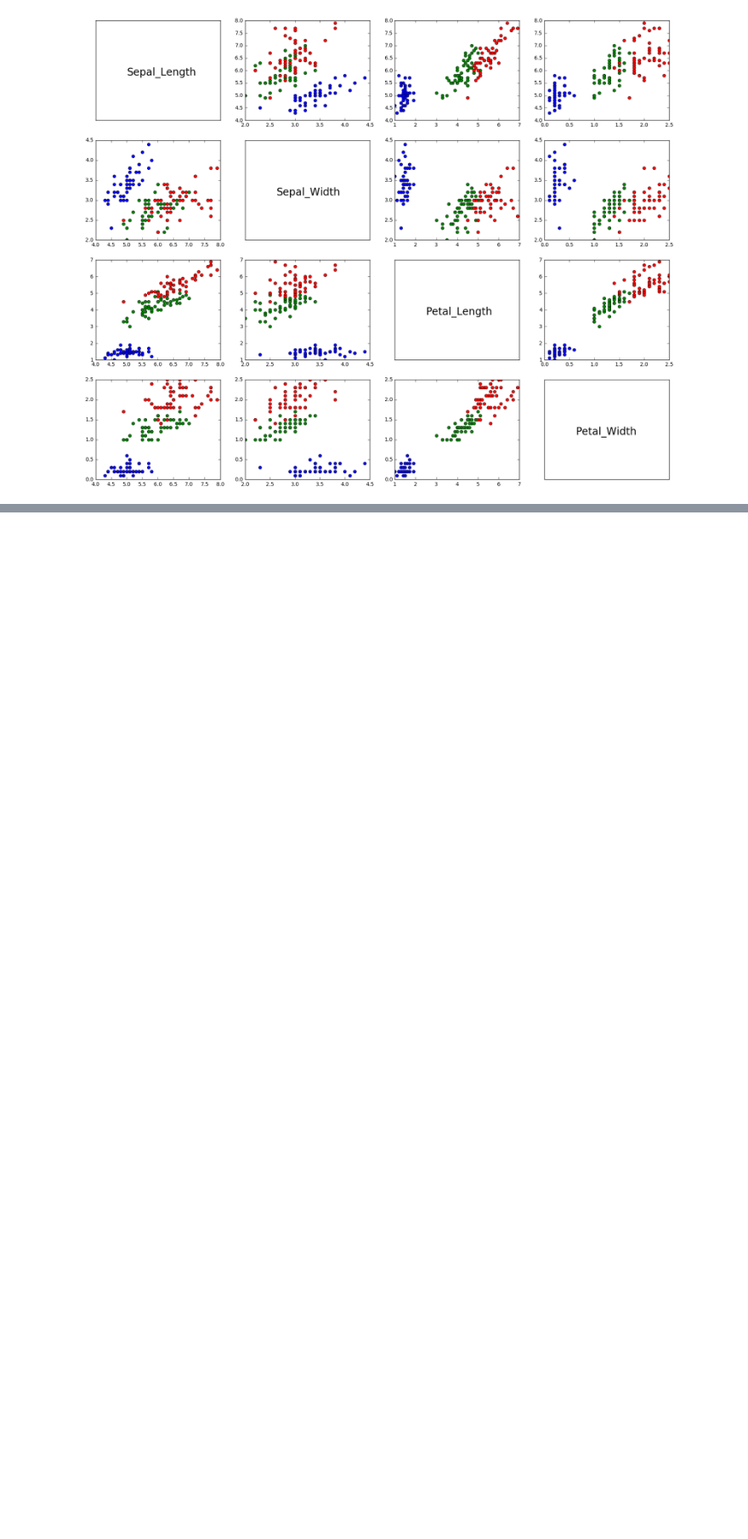
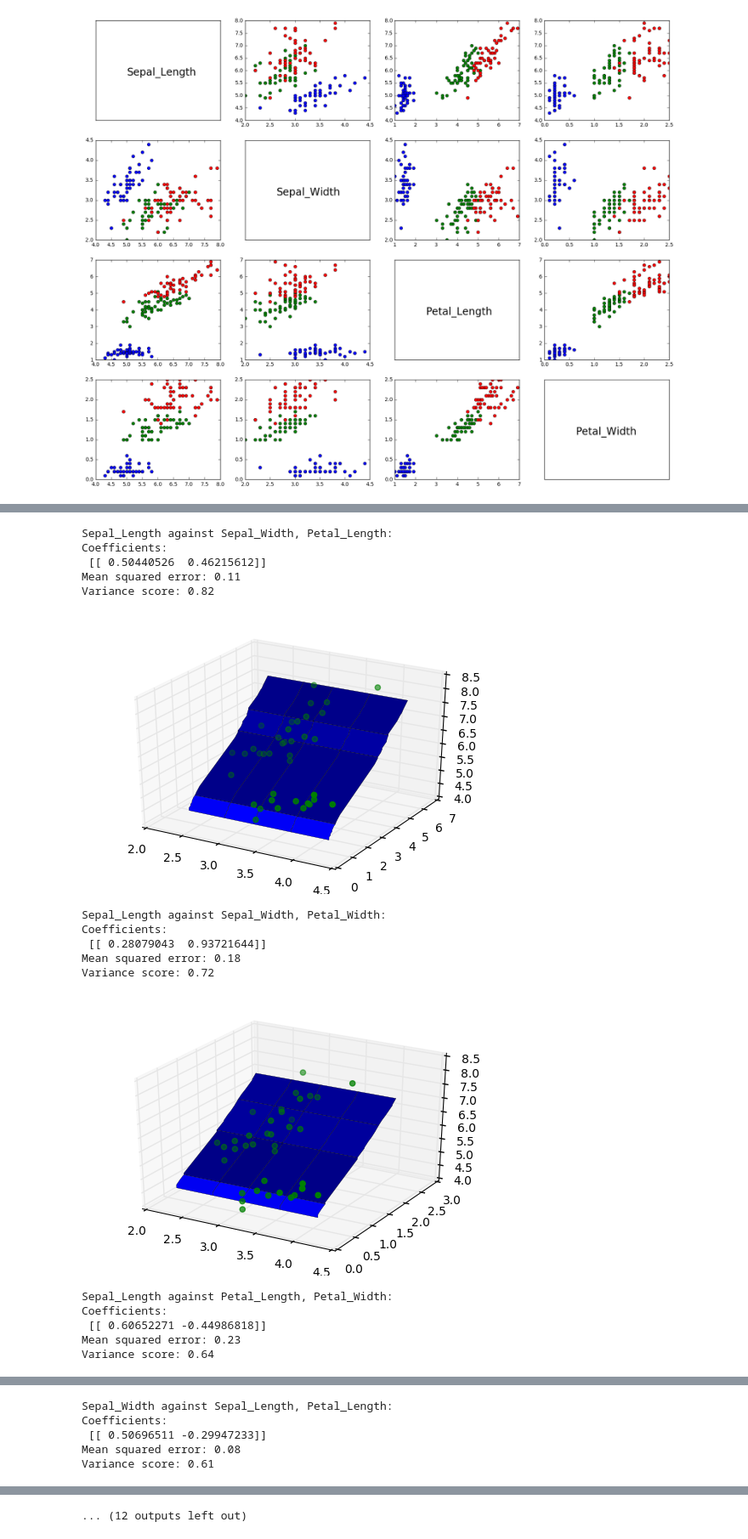
Before and after one commit to tholland/CCIS-CS6620, a Jupyter notebook: A06/M06-A01.ipynb, the cells around one changed output, grey strips where cells are left out. Shown at 85% size. Cells and saved outputs as stored; diff of their text form; code cells hidden in the pictures; blank space fills up the shorter version.

```diff
--- a/A06/M06-A01.ipynb
+++ b/A06/M06-A01.ipynb
@@ -111,8 +302,7 @@ def linreg_iris_2D(data, column_1_label, column_2_label, test_indices):
 # %%
-test = np.random.choice(len(iris.index), 20)
-for x in iris.columns[:-1]:
-    for y in iris.columns[:-1]:
-        if x == y:
-            continue
-        print(str(x) + ' against ' + str(y) + ':')
-        linreg_iris_2D(iris, x, y, test)
+#for y in iris.columns[:-1]:
+#    for x in iris.columns[:-1]:
+#        if x == y:
+#            continue
+#        print(str(y) + ' against ' + str(x) + ':')
+#        linreg_iris_2D(iris, y, x, test)
@@ -156,0 +311,27 @@ Variance score: 0.27
+# %%
+for y in iris.columns[:-1]:
+    for x1 in iris.columns[:-1]:
+        for x2 in iris.columns[iris.columns.get_loc(x1)+1:-1]:
+            if y == x1 or y == x2:
+                continue
+            print(str(y) + ' against ' + str(x1) + ', ' + str(x2) + ':')
+            #linreg_iris_3D(iris, y, x1, x2, test)
+            linreg_iris_3D(iris, y, x1, x2)
+# %% [output]
+Sepal_Length against Sepal_Width, Petal_Length:
+Coefficients:
+ [[ 0.50440526  0.46215612]]
+Mean squared error: 0.11
+Variance score: 0.82
+[figure, added]
+Sepal_Length against Sepal_Width, Petal_Width:
+Coefficients:
+ [[ 0.28079043  0.93721644]]
+Mean squared error: 0.18
+Variance score: 0.72
+[figure, added]
+Sepal_Length against Petal_Length, Petal_Width:
+Coefficients:
+ [[ 0.60652271 -0.44986818]]
+Mean squared error: 0.23
+Variance score: 0.64
@@ -156,0 +339,5 @@ Variance score: 0.27
+Sepal_Width against Sepal_Length, Petal_Length:
+Coefficients:
+ [[ 0.50696511 -0.29947233]]
+Mean squared error: 0.08
+Variance score: 0.61
@@ -156,0 +357 @@ Variance score: 0.27
+... (12 outputs left out)
```
Also changed, not shown: parts of 16 cells of this notebook.
